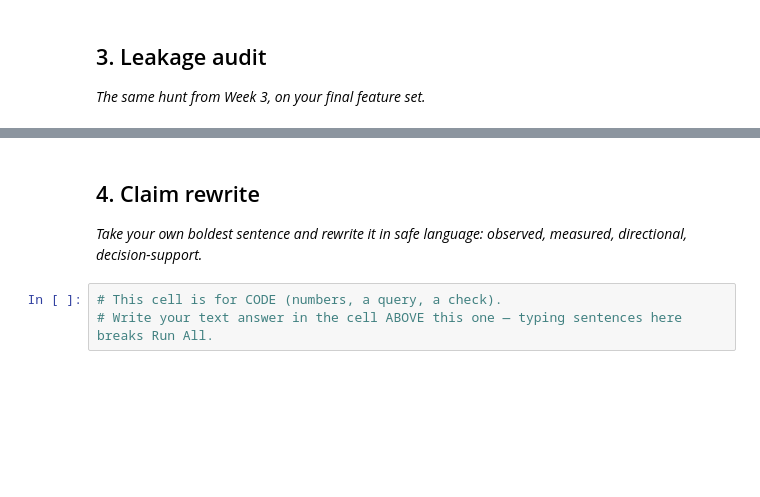
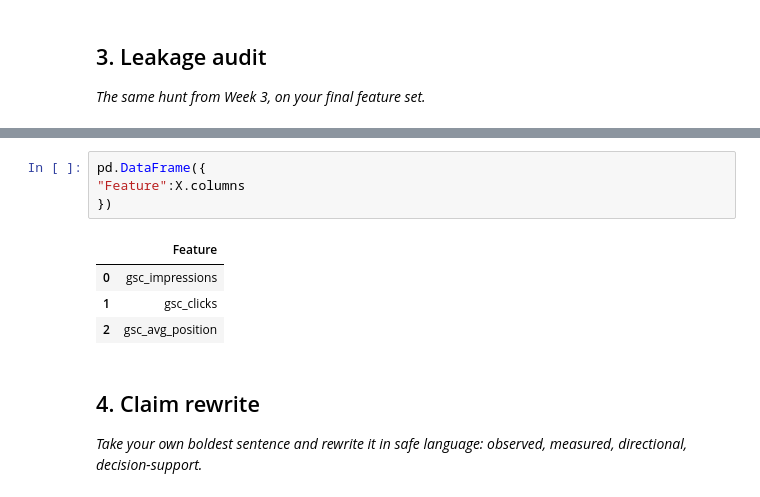
Before and after one commit to MUKUL-TIWARI/flyrank-ml-internship, a Jupyter notebook: work/notebooks/w06_validation_audit.ipynb, the cells around one changed output, grey strips where cells are left out. Saved outputs shown, nothing was run; the diff lists cells and outputs as text; blank space fills up the shorter version.

```diff
--- a/work/notebooks/w06_validation_audit.ipynb
+++ b/work/notebooks/w06_validation_audit.ipynb
@@ -30,7 +178,13 @@ This skeleton is yours to fill. Work the sections **in order** — each one has
+# %%
+pd.DataFrame({
+"Feature":X.columns
+})
+# %% [output]
+|  | Feature |
+| 0 | gsc_impressions |
+| 1 | gsc_clicks |
+| 2 | gsc_avg_position |
 # %% [markdown]
 ## 4. Claim rewrite
 
 *Take your own boldest sentence and rewrite it in safe language: observed, measured, directional, decision-support.*
-# %%
-# This cell is for CODE (numbers, a query, a check).
-# Write your text answer in the cell ABOVE this one — typing sentences here breaks Run All.
```
Also changed, not shown: parts of 12 cells of this notebook.
